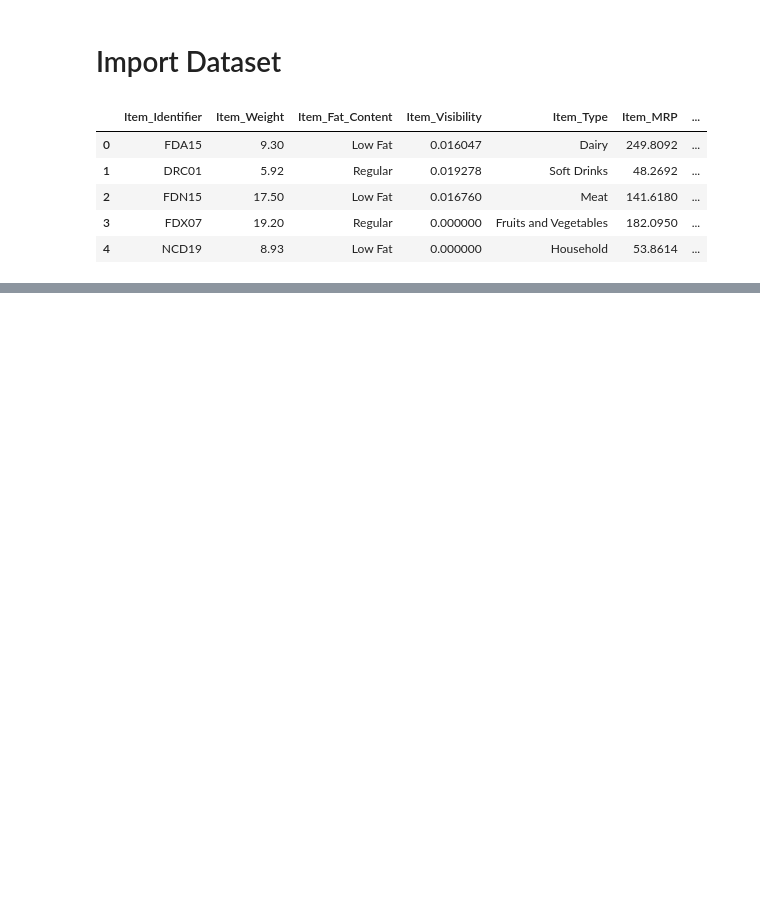
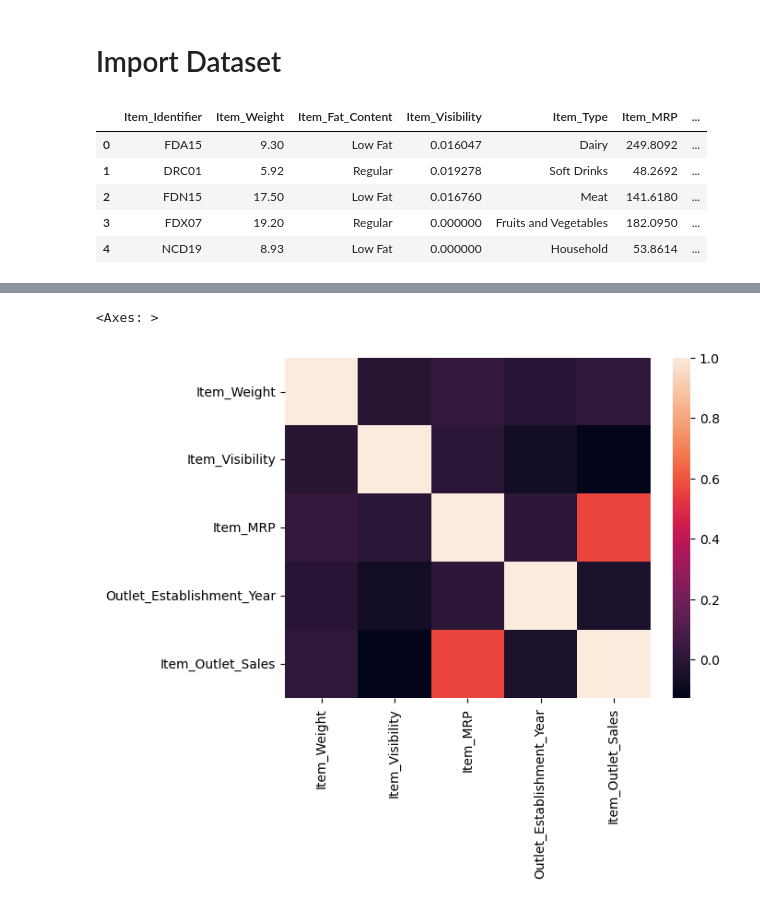
Before and after one commit to itsmohsentaheri-gif/Bigmart-Sales, a Jupyter notebook: BigmartSales.ipynb, the cells around one changed output, grey strips where cells are left out. Saved outputs shown, nothing was run; the diff lists cells and outputs as text; code cells hidden in the pictures; blank space fills up the shorter version.

```diff
--- a/BigmartSales.ipynb
+++ b/BigmartSales.ipynb
@@ -15,0 +112,5 @@ df.head()
+# %%
+sns.heatmap(df.corr(numeric_only=True))
+# %% [output]
+<Axes: >
+[figure, added]
```
Also changed, not shown: parts of 10 cells of this notebook.
